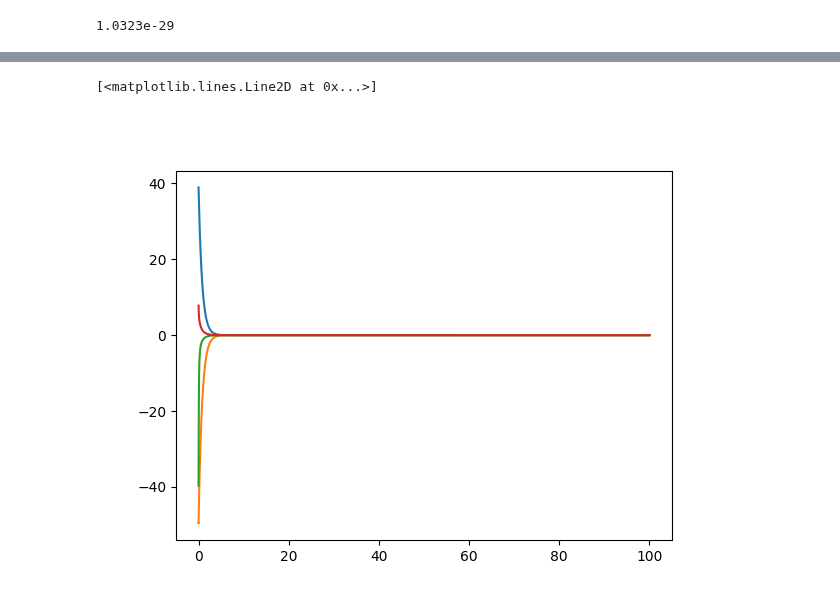
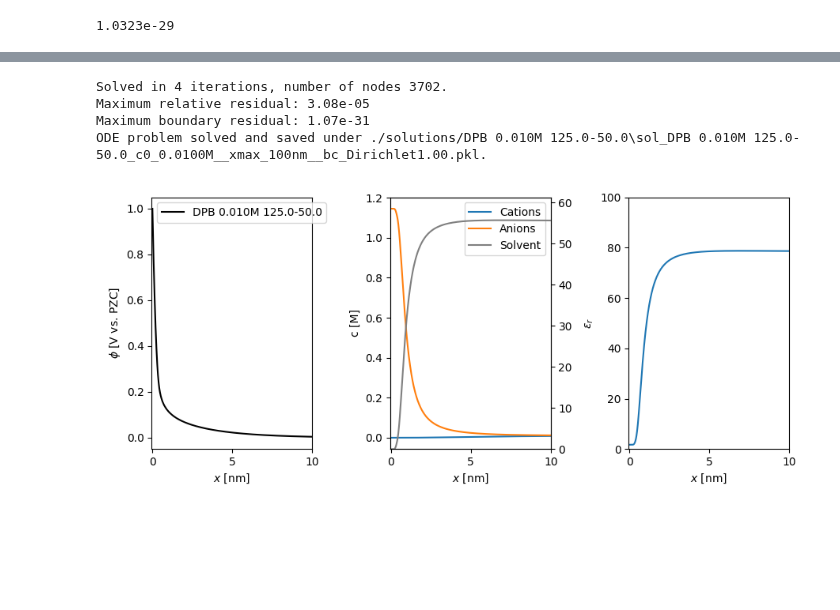
Before and after one commit to lucasdekam/frumkin, a Jupyter notebook: testing.ipynb, the cells around one changed output, grey strips where cells are left out. Saved outputs shown, nothing was run; the diff lists cells and outputs as text; code cells hidden in the pictures; blank space fills up the shorter version.

```diff
--- a/testing.ipynb
+++ b/testing.ipynb
@@ -8,7 +8,7 @@ import plotting
 
 %matplotlib widget
 # %%
-ion_concentration_molar = 0.15
+ion_concentration_molar = 1e-2
 x = prf.get_x_axis_nm(xmax_nm=100, n_points=1000)
 # x = np.linspace(0, 100, 1000)
 xmin = -0.05
@@ -47,14 +19,12 @@ ax2.plot(gi_sol.x, gi_sol.c_dict['Anions'], color='tab:red')
-# %%
-import constants as C
-
-y_initial=np.zeros((2, x.shape[0]))
-y_initial[0, :] = C.BETA * C.Z * C.E_0 * 1 * np.exp(-x*1e-9*gi.kappa_debye)
-y_initial[1, :] = np.gradient(y_initial[0, :], x)
-
-fig, ax = plt.subplots()
-ax.plot(x, y_initial.T)
-ax.plot(gi_sol.x, - gi_sol.efield * C.BETA * C.Z * C.E_0 / gi.kappa_debye)
-ax.plot(gi_sol.x, C.BETA * C.Z * C.E_0 * gi_sol.phi)
-# %% [output]
-[<matplotlib.lines.Line2D at 0x...>]
-[figure, removed]
+# %%
+abr = models.Abrashkin(ion_concentration_molar, 125, 50)
+abr_sol = abr.solve_dirichlet(x, 1)
+fig, ax = plotting.plot_solution(abr_sol, xmin, xmax, logscale=False)
+
+plt.show()
+# %% [output]
+Solved in 4 iterations, number of nodes 3702.
+Maximum relative residual: 3.08e-05
+Maximum boundary residual: 1.07e-31
+ODE problem solved and saved under ./solutions/DPB 0.010M 125.0-50.0\sol_DPB 0.010M 125.0-50.0_c0_0.0100M__xmax_100nm__bc_Dirichlet1.00.pkl.
+[figure, added]
```
Also changed, not shown: parts of 7 cells of this notebook, 7 other files.
